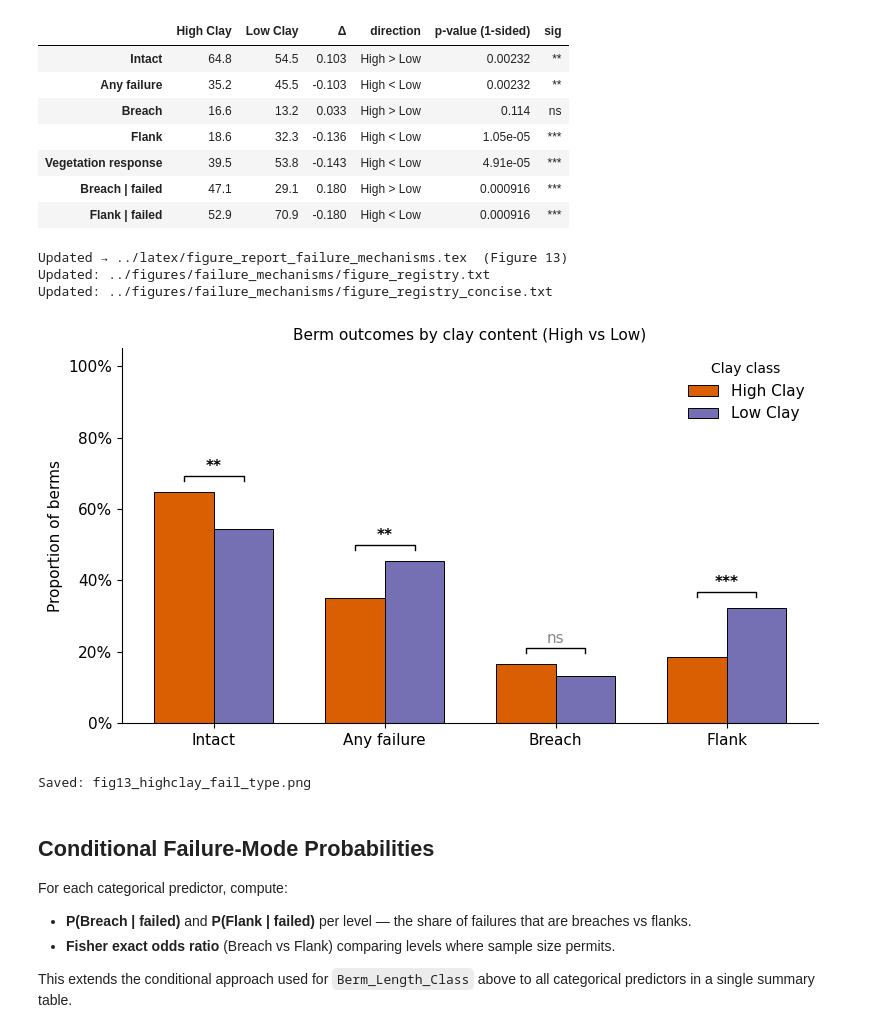
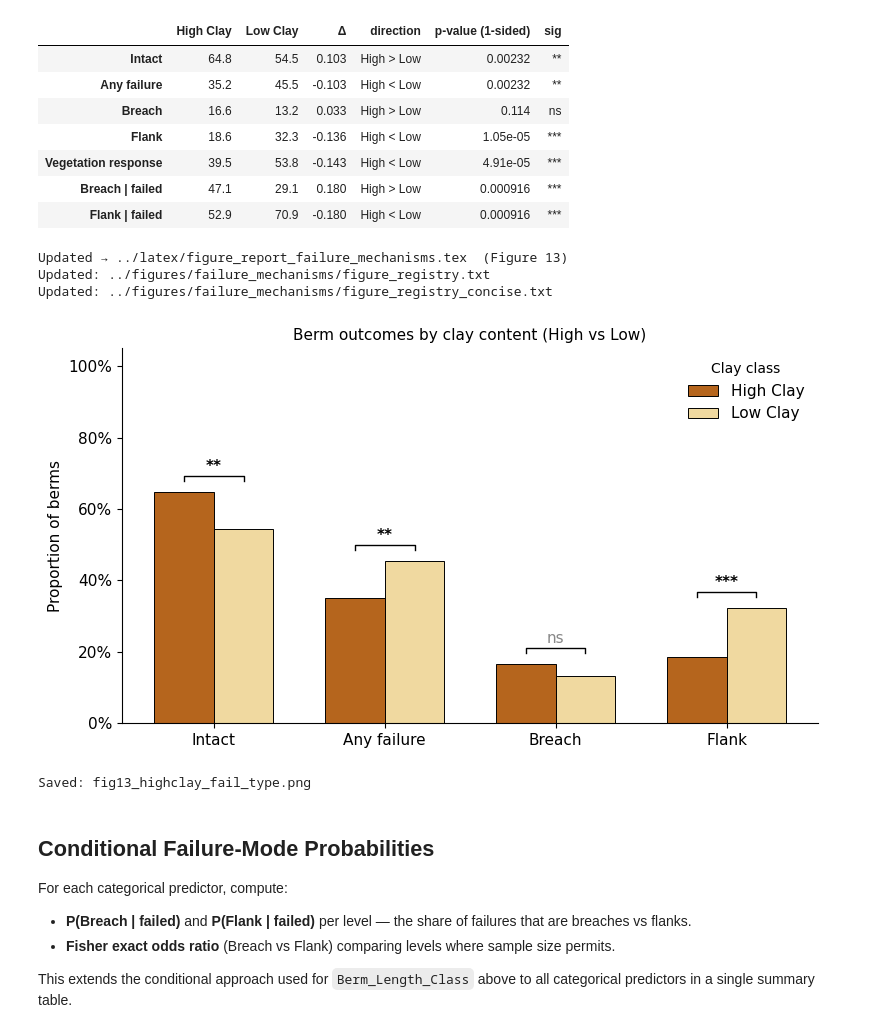
Before and after one commit to octavia-crompton/altar-berms-outcomes, a Jupyter notebook: notebooks/analysis - flanks breaches.ipynb, the cells around one changed output. Cells and saved outputs as stored; diff of their text form; code cells hidden in the pictures.

```diff
--- a/notebooks/analysis - flanks breaches.ipynb
+++ b/notebooks/analysis - flanks breaches.ipynb
@@ -991,7 +991,7 @@ _ct_stack = pd.crosstab(df['Landform'], df['Fail_Type'])[fail_order]
 _props = _ct_stack.div(_ct_stack.sum(axis=1), axis=0)
 _props = _props.loc[lf_order]
 
-_fig_stk, _ax_stk = plt.subplots(figsize=(9, 4))
+_fig_stk, _ax_stk = plt.subplots(figsize=(10.5, 4))
 _y = np.arange(len(lf_order))
 _left = np.zeros(len(lf_order))
 for _ft in fail_order:
@@ -1009,7 +1009,8 @@ _ax_stk.set_yticks(_y)
 _ax_stk.set_yticklabels(lf_order)
 _ax_stk.set_xlabel('Proportion')
 _ax_stk.set_title('Fail_Type composition by landform (100 % stacked)')
-_ax_stk.legend(frameon=False, loc='lower right')
+_ax_stk.legend(frameon=False, loc='center left',
+               bbox_to_anchor=(1.02, 0.5), title='Fail type')
 _ax_stk.set_xlim(0, 1)
 _ax_stk.xaxis.set_major_formatter(mtick.PercentFormatter(1.0))
 _ax_stk.invert_yaxis()
@@ -1379,8 +1380,8 @@ _plot_metrics_hc = ['Intact', 'Any failure', 'Breach', 'Flank']
 
 fig, ax = plt.subplots(figsize=(8, 4.5))
 
-_bar_colors_hc = {_hc_lbl: CLAY_COLORS.get('High Clay', '#d95f02'),
-                  _lc_lbl: CLAY_COLORS.get('Low Clay', '#7570b3')}
+_bar_colors_hc = {_hc_lbl: CLAY_COLORS['High clay'],
+                  _lc_lbl: CLAY_COLORS['Low clay']}
 _x = np.arange(len(_plot_metrics_hc))
 _w = 0.35
 
@@ -1404,34 +1405,34 @@ for _i, _metric in enumerate(_plot_metrics_hc):
             fontweight='bold' if _sig != 'ns' else 'normal')
 
 ax.set_xticks(_x)
 ax.set_xticklabels(_plot_metrics_hc, fontsize=_FS)
 ax.set_ylabel('Proportion of berms', fontsize=_FS)
 ax.set_title('Berm outcomes by clay content (High vs Low)', fontsize=_FS)
 ax.set_ylim(0, 1.05)
 ax.yaxis.set_major_formatter(plt.FuncFormatter(lambda v, _: f'{v:.0%}'))
 ax.tick_params(labelsize=_FS)
 ax.legend(title='Clay class', frameon=False, fontsize=_FS)
 sns.despine(ax=ax)
 plt.tight_layout()
 
 _fname = 'fig13_highclay_fail_type.png'
 fig.savefig(_os.path.join(_fig_dir, _fname), dpi=300, bbox_inches='tight')
 
 register_failure_mechanisms_figure(
     'fig13', _fname,
     f'Grouped comparison of berm outcome proportions between High Clay and '
     f'Low Clay classes, with per-metric one-sided '
     f'Fisher exact significance brackets.',
     f'Outcome proportions compared by clay content. Higher clay soils may '
     f'influence failure rates and failure type distributions.',
 )
 plt.show()
 print(f'Saved: {_fname}')
 # %% [output]
 Updated → ../latex/figure_report_failure_mechanisms.tex  (Figure 13)
 Updated: ../figures/failure_mechanisms/figure_registry.txt
 Updated: ../figures/failure_mechanisms/figure_registry_concise.txt
-[figure, old version]
+[figure, new version]
 Saved: fig13_highclay_fail_type.png
 # %% [markdown]
 ## Conditional Failure-Mode Probabilities
```
Also changed, not shown: parts of 4 cells of this notebook.
